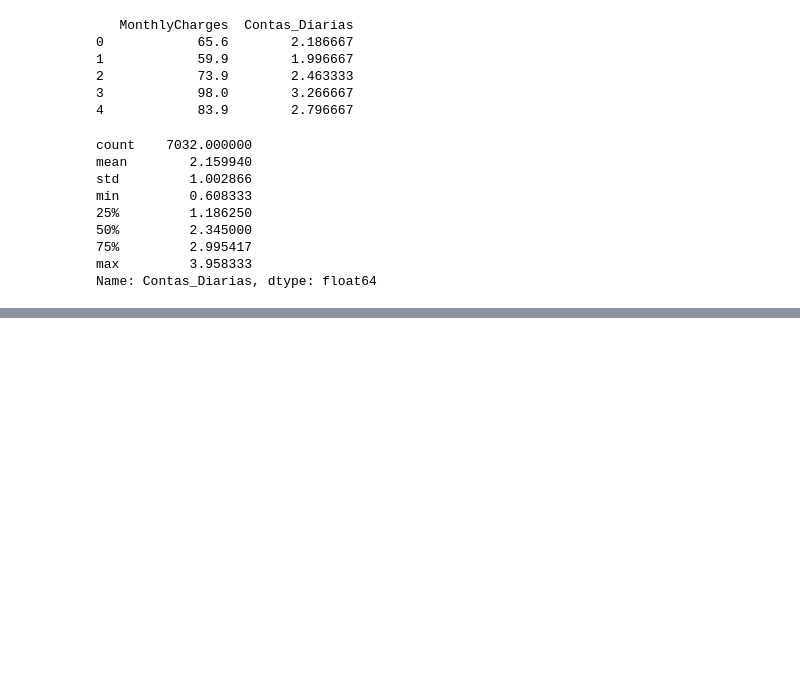
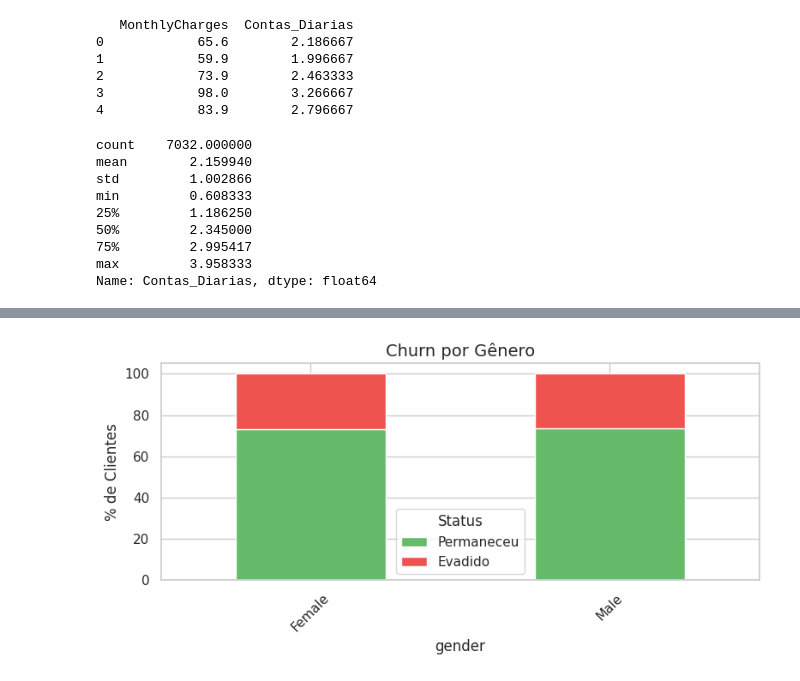
Before and after one commit to GeisilaCosta/challengeTelecomX, a Jupyter notebook: Telecom.ipynb, the cells around one changed output, grey strips where cells are left out. Drawn from its saved outputs; the diff is of its cells as text; code cells hidden in the pictures; blank space fills up the shorter version.

```diff
--- a/Telecom.ipynb
+++ b/Telecom.ipynb
@@ -426,0 +552,17 @@ Valores nulos em Contas_Diarias: 0
+# %%
+def grafico_churn_por_categoria(df, coluna, titulo):
+    prop_churn = pd.crosstab(df[coluna], df['Churn_bin'], normalize='index') * 100
+    prop_churn = prop_churn.rename(columns={0: 'Permaneceu', 1: 'Evadido'})
+    prop_churn.plot(kind='bar', stacked=True, color=['#66bb6a', '#ef5350'], figsize=(8, 4))
+
+    plt.title(titulo, fontsize=14)
+    plt.ylabel('% de Clientes')
+    plt.xlabel(coluna)
+    plt.legend(title='Status')
+    plt.xticks(rotation=45)
+    plt.tight_layout()
+    plt.show()
+# %%
+grafico_churn_por_categoria(df_expanded, 'gender', 'Churn por Gênero')
+# %% [output]
+[figure, added]
```
Also changed, not shown: parts of 22 cells of this notebook.
